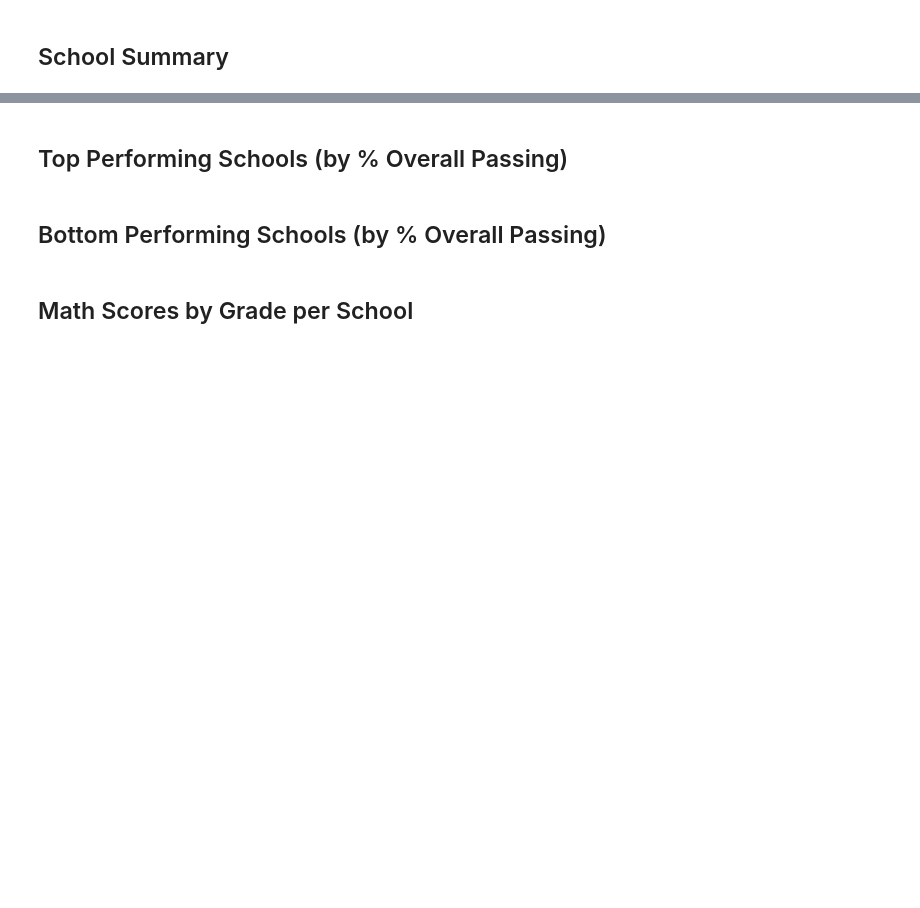
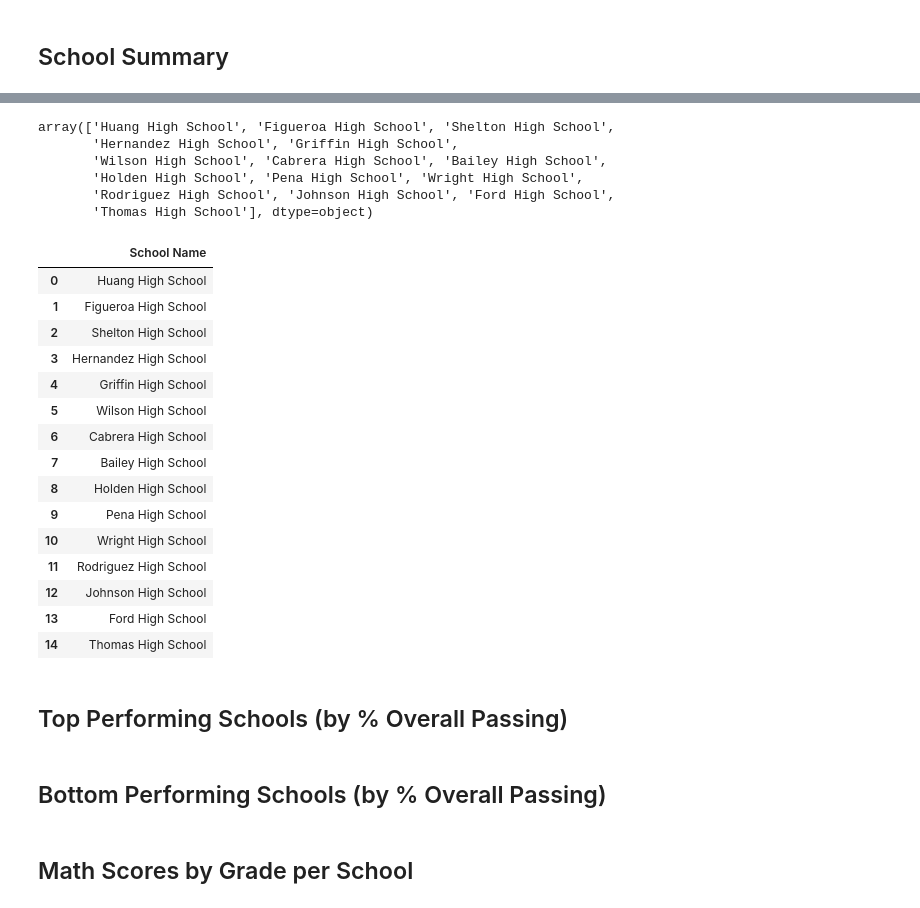
Before and after one commit to SamEspe/pandas-challenge, a Jupyter notebook: PyCitySchools/PandasChallenge.ipynb, the cells around one changed output, grey strips where cells are left out. Drawn from its saved outputs; the diff is of its cells as text; code cells hidden in the pictures; blank space fills up the shorter version.

Commit message:
Finished District Summary, started School Summary

```diff
--- a/PyCitySchools/PandasChallenge.ipynb
+++ b/PyCitySchools/PandasChallenge.ipynb
@@ -116,5 +184,41 @@ passing_both = [entry for entry in school_data_complete if ]
+# %%
+#School names
+
+school_names = total_schools_array
+
+school_names
+# %% [output]
+array(['Huang High School', 'Figueroa High School', 'Shelton High School',
+       'Hernandez High School', 'Griffin High School',
+       'Wilson High School', 'Cabrera High School', 'Bailey High School',
+       'Holden High School', 'Pena High School', 'Wright High School',
+       'Rodriguez High School', 'Johnson High School', 'Ford High School',
+       'Thomas High School'], dtype=object)
 # %%
 #Create dataframe to hold and display results
+
+school_summary = {"School Name": school_names}
+
+school_summary_df = pd.DataFrame(school_summary)
+
+school_summary_df
+# %% [output]
+|  | School Name |
+| 0 | Huang High School |
+| 1 | Figueroa High School |
+| 2 | Shelton High School |
+| 3 | Hernandez High School |
+| 4 | Griffin High School |
+| 5 | Wilson High School |
+| 6 | Cabrera High School |
+| 7 | Bailey High School |
+| 8 | Holden High School |
+| 9 | Pena High School |
+| 10 | Wright High School |
+| 11 | Rodriguez High School |
+| 12 | Johnson High School |
+| 13 | Ford High School |
+| 14 | Thomas High School |
 # %% [markdown]
 ## Top Performing Schools (by % Overall Passing)
 # %%
```
Also changed, not shown: parts of 8 cells of this notebook.
